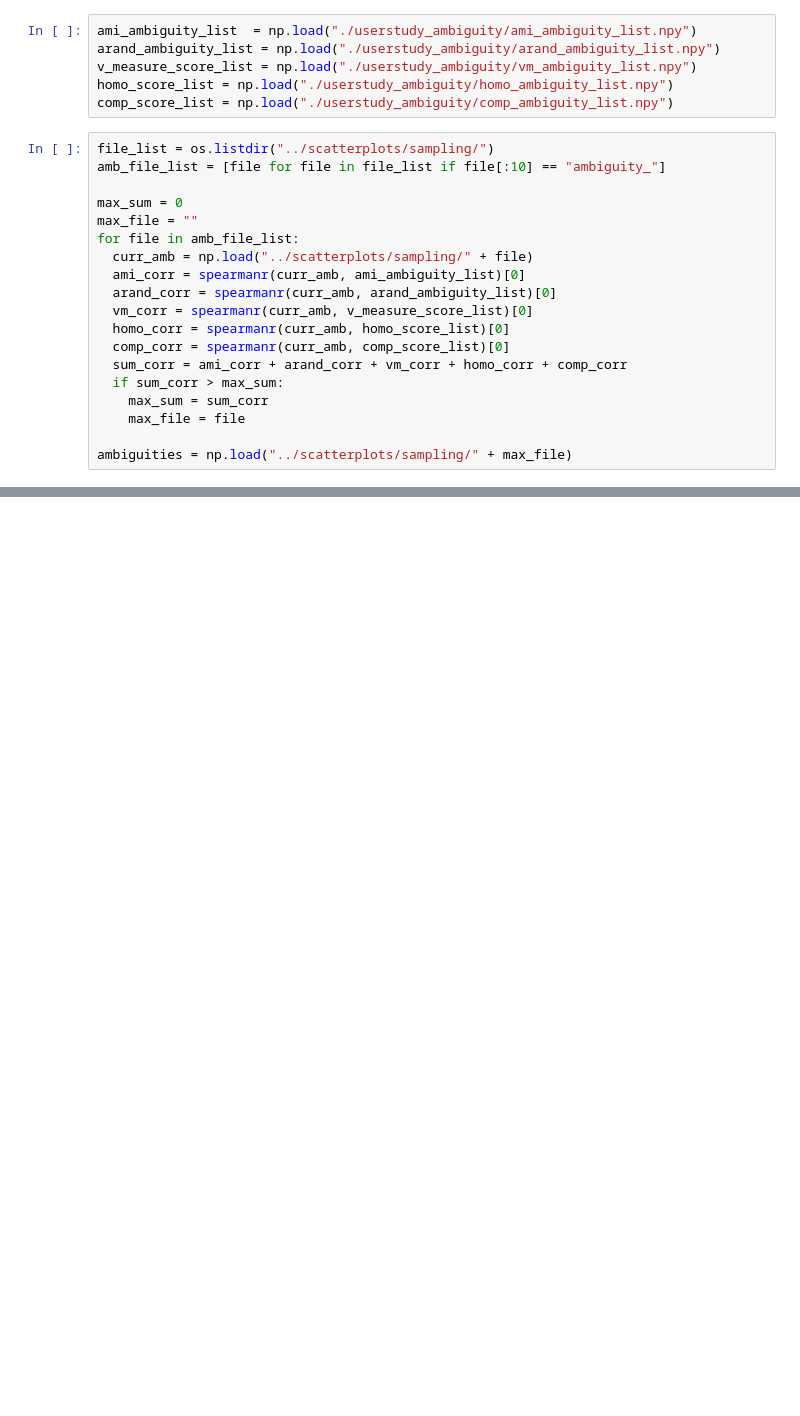
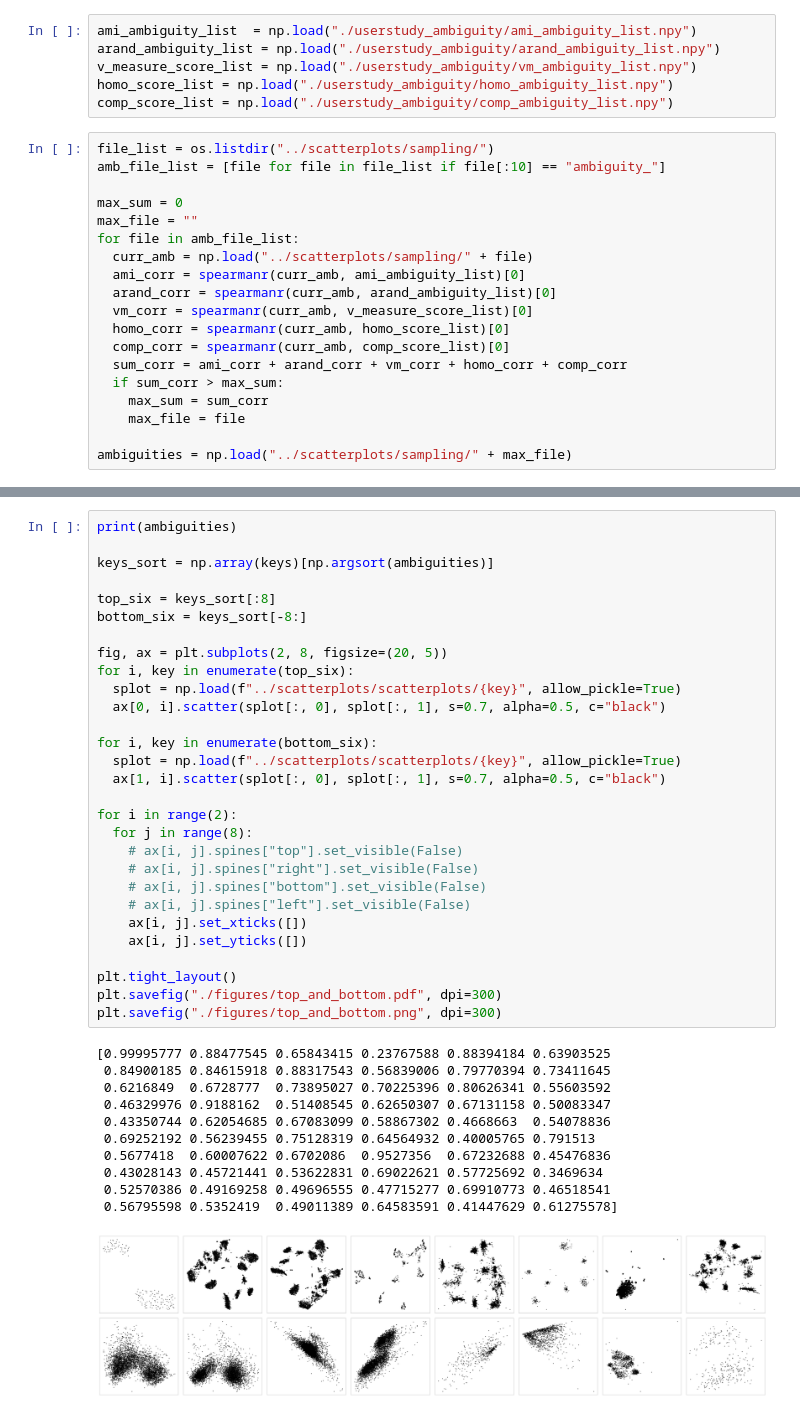
Before and after one commit to hj-n/cluster-ambiguity, a Jupyter notebook: src/scatterplots/analysis.ipynb, the cells around one changed output, grey strips where cells are left out. Saved outputs shown, nothing was run; the diff lists cells and outputs as text; blank space fills up the shorter version.

```diff
--- a/src/scatterplots/analysis.ipynb
+++ b/src/scatterplots/analysis.ipynb
@@ -274,0 +326,41 @@ Std correlation:  0.1708247125720663
+# %%
+print(ambiguities)
+
+keys_sort = np.array(keys)[np.argsort(ambiguities)]
+
+top_six = keys_sort[:8]
+bottom_six = keys_sort[-8:]
+
+fig, ax = plt.subplots(2, 8, figsize=(20, 5))
+for i, key in enumerate(top_six):
+  splot = np.load(f"../scatterplots/scatterplots/{key}", allow_pickle=True)
+  ax[0, i].scatter(splot[:, 0], splot[:, 1], s=0.7, alpha=0.5, c="black")
+
+for i, key in enumerate(bottom_six):
+  splot = np.load(f"../scatterplots/scatterplots/{key}", allow_pickle=True)
+  ax[1, i].scatter(splot[:, 0], splot[:, 1], s=0.7, alpha=0.5, c="black")
+
+for i in range(2):
+  for j in range(8):
+    # ax[i, j].spines["top"].set_visible(False)
+    # ax[i, j].spines["right"].set_visible(False)
+    # ax[i, j].spines["bottom"].set_visible(False)
+    # ax[i, j].spines["left"].set_visible(False)
+    ax[i, j].set_xticks([])
+    ax[i, j].set_yticks([])
+
+plt.tight_layout()
+plt.savefig("./figures/top_and_bottom.pdf", dpi=300)
+plt.savefig("./figures/top_and_bottom.png", dpi=300)
+# %% [output]
+[0.99995777 0.88477545 0.65843415 0.23767588 0.88394184 0.63903525
+ 0.84900185 0.84615918 0.88317543 0.56839006 0.79770394 0.73411645
+ 0.6216849  0.6728777  0.73895027 0.70225396 0.80626341 0.55603592
+ 0.46329976 0.9188162  0.51408545 0.62650307 0.67131158 0.50083347
+ 0.43350744 0.62054685 0.67083099 0.58867302 0.4668663  0.54078836
+ 0.69252192 0.56239455 0.75128319 0.64564932 0.40005765 0.791513
+ 0.5677418  0.60007622 0.6702086  0.9527356  0.67232688 0.45476836
+ 0.43028143 0.45721441 0.53622831 0.69022621 0.57725692 0.3469634
+ 0.52570386 0.49169258 0.49696555 0.47715277 0.69910773 0.46518541
+ 0.56795598 0.5352419  0.49011389 0.64583591 0.41447629 0.61275578]
+[figure, added]
```
Also changed, not shown: parts of 9 cells of this notebook, 1 other file.
